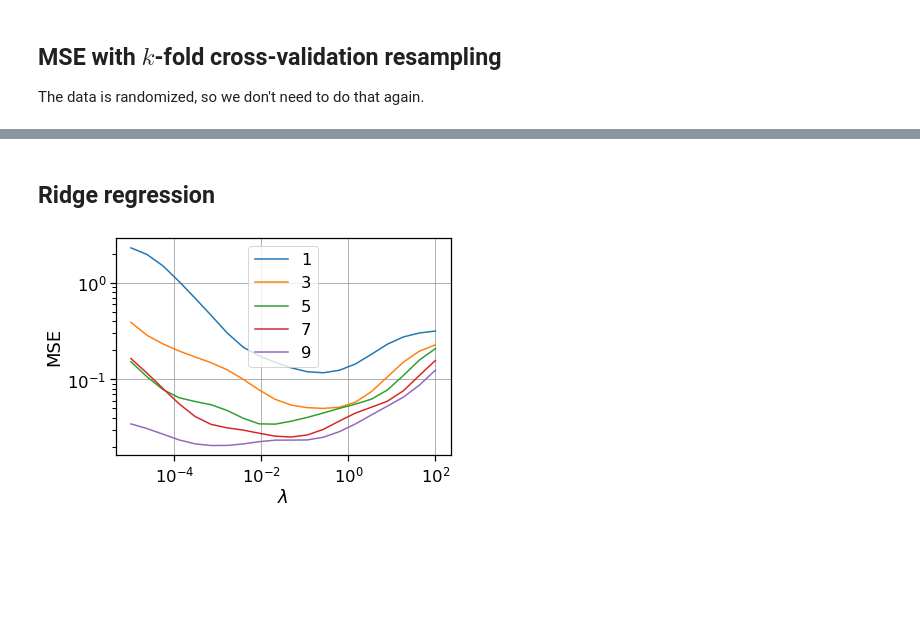
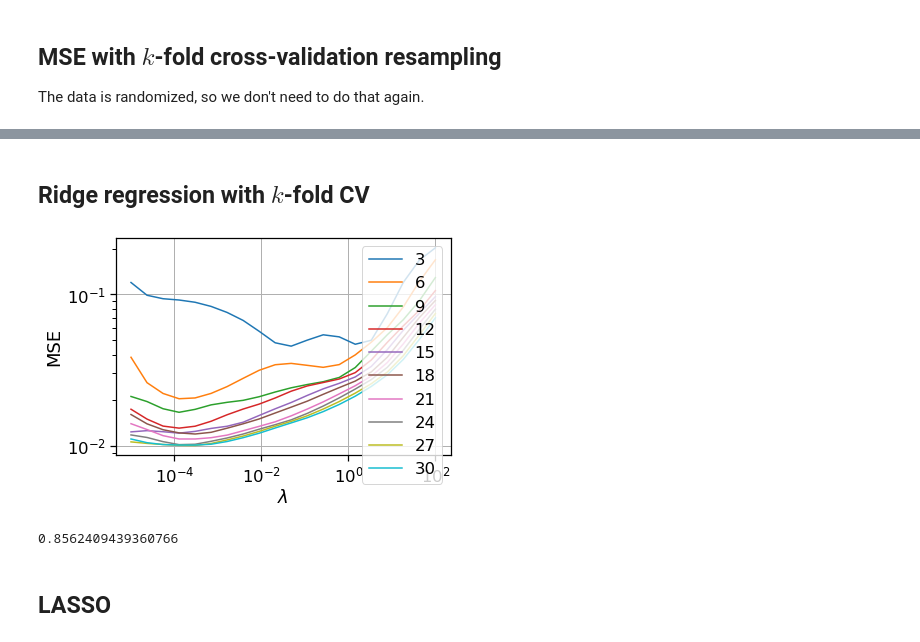
Before and after one commit to fonstelien/FYS-STK4155, a Jupyter notebook: project1/project1.ipynb, the cells around one changed output, grey strips where cells are left out. Drawn from its saved outputs; the diff is of its cells as text; code cells hidden in the pictures; blank space fills up the shorter version.

Commit message:
ridge OK

```diff
--- a/project1/project1.ipynb
+++ b/project1/project1.ipynb
@@ -21,7 +21,7 @@ def franke_sampler(x, y, noise=.1):
     return (z, f, var_eps)
 # %%
 # Create a mesh with sn uniform randomly scattered points in the rectangle (x_start, y_start), (x_end, y_end). Returned ndarrays have shape (sn, 1)
-def randmesh(sn=100, x_start=0., y_start=0., x_end=1., y_end=1.):
+def randmesh(sn=500, x_start=0., y_start=0., x_end=1., y_end=1.):
     x = np.random.uniform(x_start, x_end, (sn, 1))
     y = np.random.uniform(y_start, y_end, (sn, 1))
     return (x, y)
@@ -73,7 +73,7 @@ def split(y, k):
     last_idx = n - n%k  # remove overshooting samples
     test_splits = [list(range(i, i+s)) for i in range(0, last_idx, s)]
     train_splits = [list(set(range(last_idx)) - set(test_split)) for test_split in test_splits]
-    return zip(train_splits, test_splits)
+    return (train_splits, test_splits)
 # %%
 x, y = randmesh(sn=1000)
 z, f, var_eps = franke_sampler(x.T[0], y.T[0], noise=.1)
@@ -153,13 +153,10 @@ plt.show()
 # %% [markdown]
 ## MSE with $k$-fold cross-validation resampling
 The data is randomized, so we don't need to do that again.
-# %%
-k = 10  ## NOTE: Choose k such that len(z)%k is zero, ie the split is even!
-s = len(z)//k  ## samples in each split
-last_idx = len(z) - len(z)%k
-test_splits = [range(i, i+s) for i in range(0, last_idx, s)]
-train_splits = [list(set(range(last_idx)) - set(rng)) for rng in test_splits]
 # %%
+k = 50
+splits = split(z, k)
+
 k_mse_df = DataFrame()
 k_mse_df["pol order"] = list(range(max_pol_order+1))
 k_mse_df["mse test"] = np.ndarray(max_pol_order+1)
@@ -170,21 +167,19 @@ mse_test = np.ndarray(k)
 
 for pn in k_mse_df["pol order"]:
     X = make_design_matrix(x, y, pn=pn)
-    X_train = scale(X_train)
-    X_test = scale(X_test)
 
-    for i, (train_split, test_split) in enumerate(zip(train_splits, test_splits)):
+    for i, (train_split, test_split) in enumerate(zip(*splits)):
         X_train = X[train_split]
+        z_train = z[train_split]
         X_test = X[test_split]
-        z_train = z[train_split]
         z_test = z[test_split]
 
+        X_train = scale(X_train)
+        X_test = scale(X_test)
+
         beta_hat = np.linalg.pinv(X_train) @ z_train
-        z_train_tilde = X_train @ beta_hat
-        z_test_tilde = X_test @ beta_hat
-
-        mse_train[i] = mse(z_train, z_train_tilde)
-        mse_test[i] = mse(z_test, z_test_tilde)
+        mse_train[i] = mse(z_train, X_train @ beta_hat)
+        mse_test[i] = mse(z_test, X_test @ beta_hat)
 
     k_mse_df.at[pn, "mse train"] = np.mean(mse_train)
     k_mse_df.at[pn, "mse test"] = np.mean(mse_test)
@@ -201,3 +269,3 @@ plt.show()
 # %% [markdown]
-## Ridge regression
+## Ridge regression with $k$-fold CV
 # %%
@@ -246,9 +319,11 @@ for pn in range(1,max_pol+1, 2):
 # %%
-ax = test_df.plot(x="lambda", logy=True, logx=True)
+ax = test_df.plot(x="lambda", y=pns, logy=True, logx=True)
 ax.set_xlabel("$\lambda$")
 ax.set_ylabel("MSE")
-
 ax.grid(True)
-plt.show()
 # %% [output]
-[figure, old version]
+[figure, new version]
+# %%
+1 - np.min(test_df[12])/np.mean(sum((z - np.mean(z))**2)/len(z))
+# %% [output]
+0.8562409439360766
@@ -254,0 +336,2 @@ plt.show()
+# %% [markdown]
+## LASSO
```
Also changed, not shown: parts of 10 cells of this notebook.
